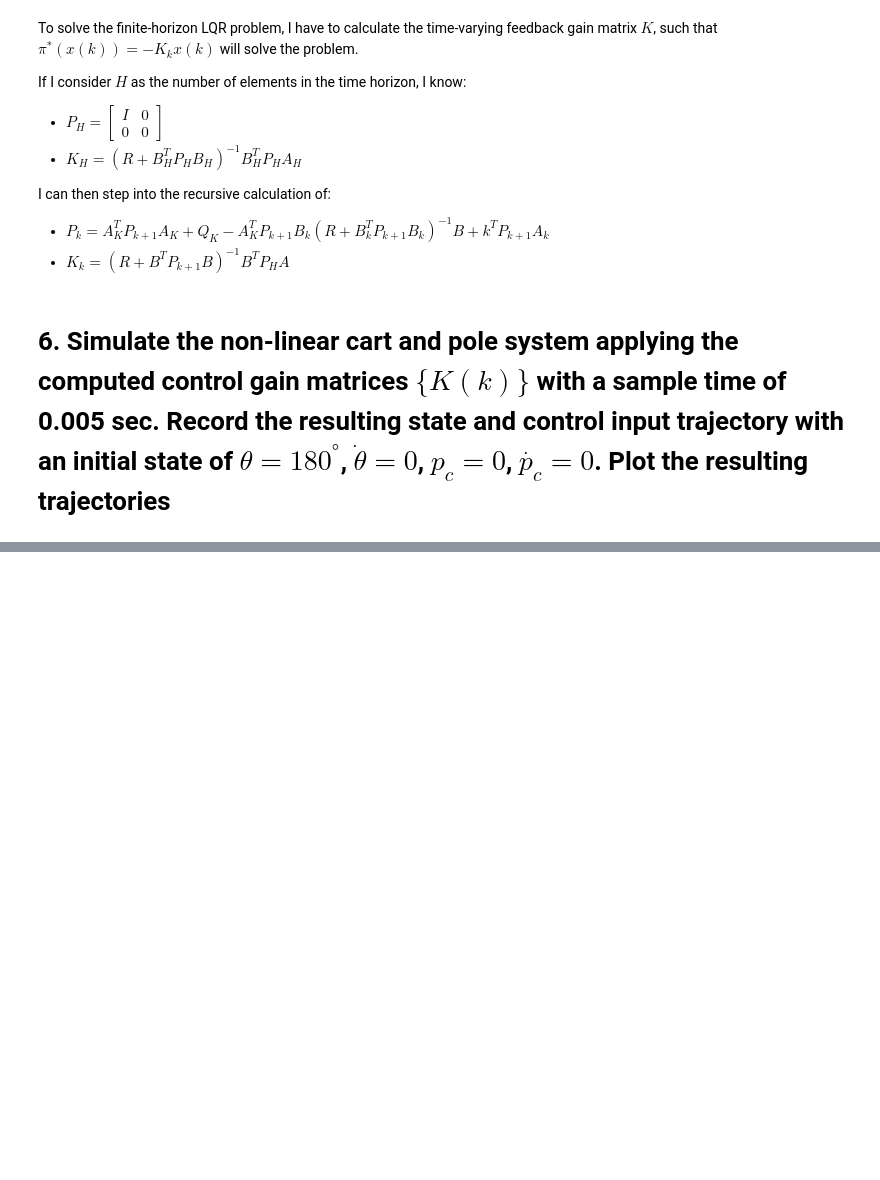
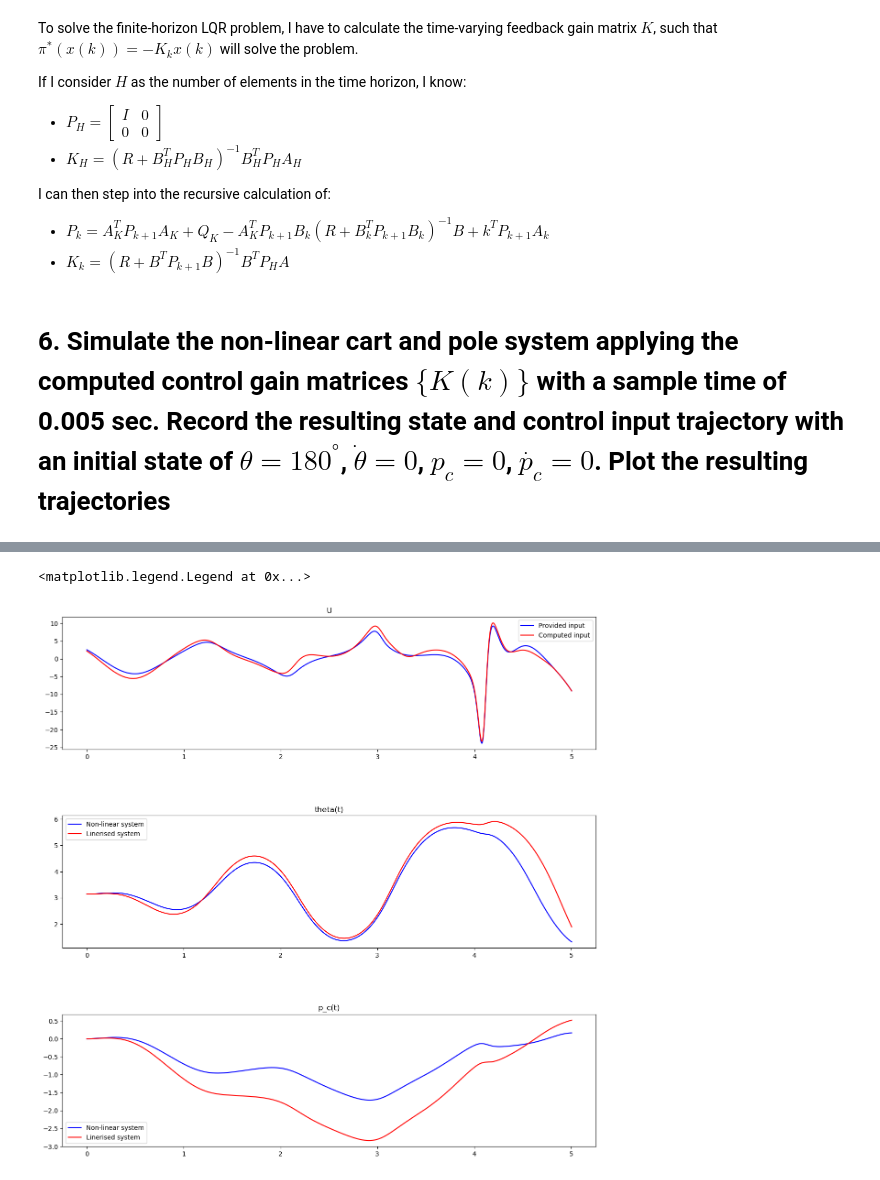
Before and after one commit to albertoZurini/magi, a Jupyter notebook: 1_anno/1_semestre/data_driven/handsonv2/HandsOn_3.ipynb, the cells around one changed output, grey strips where cells are left out. Saved outputs shown, nothing was run; the diff lists cells and outputs as text; code cells hidden in the pictures; blank space fills up the shorter version.

```diff
--- a/1_anno/1_semestre/data_driven/handsonv2/HandsOn_3.ipynb
+++ b/1_anno/1_semestre/data_driven/handsonv2/HandsOn_3.ipynb
@@ -376,0 +349,22 @@ Text(0.5, 1.0, 'p_c(t)')
+# %%
+plt.rcParams['figure.figsize'] = [15, 15]
+fig, axs = plt.subplots(3)
+fig.subplots_adjust(hspace=0.5)
+
+axs[0].plot(time_sim[:-1], uvec, 'b')
+axs[0].plot(time_sim[:-1], uvec_6, 'r')
+axs[0].legend(["Provided input", "Computed input"])
+axs[0].set_title("U")
+
+axs[1].plot(time_sim, X_odeint[:,0], 'b')
+axs[1].plot(time_sim, X_odeint_lin[:,0], 'r')
+axs[1].set_title("theta(t)")
+axs[1].legend(["Non-linear system", "Linerised system"])
+
+axs[2].plot(time_sim, X_odeint[:,2], 'b')
+axs[2].plot(time_sim, X_odeint_lin[:,2], 'r')
+axs[2].set_title("p_c(t)")
+axs[2].legend(["Non-linear system", "Linerised system"])
+# %% [output]
+<matplotlib.legend.Legend at 0x...>
+[figure, added]
```
Also changed, not shown: parts of 3 cells of this notebook, 6 other files.
